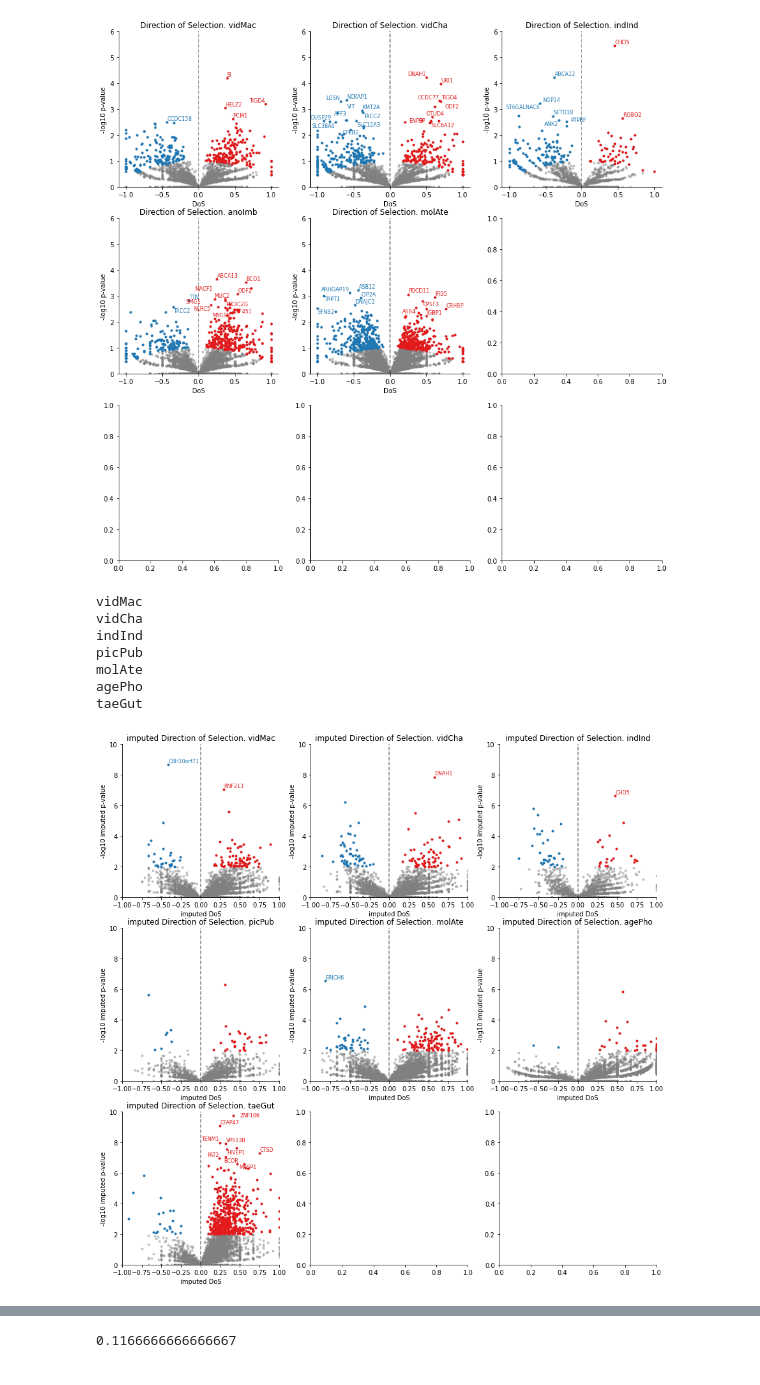
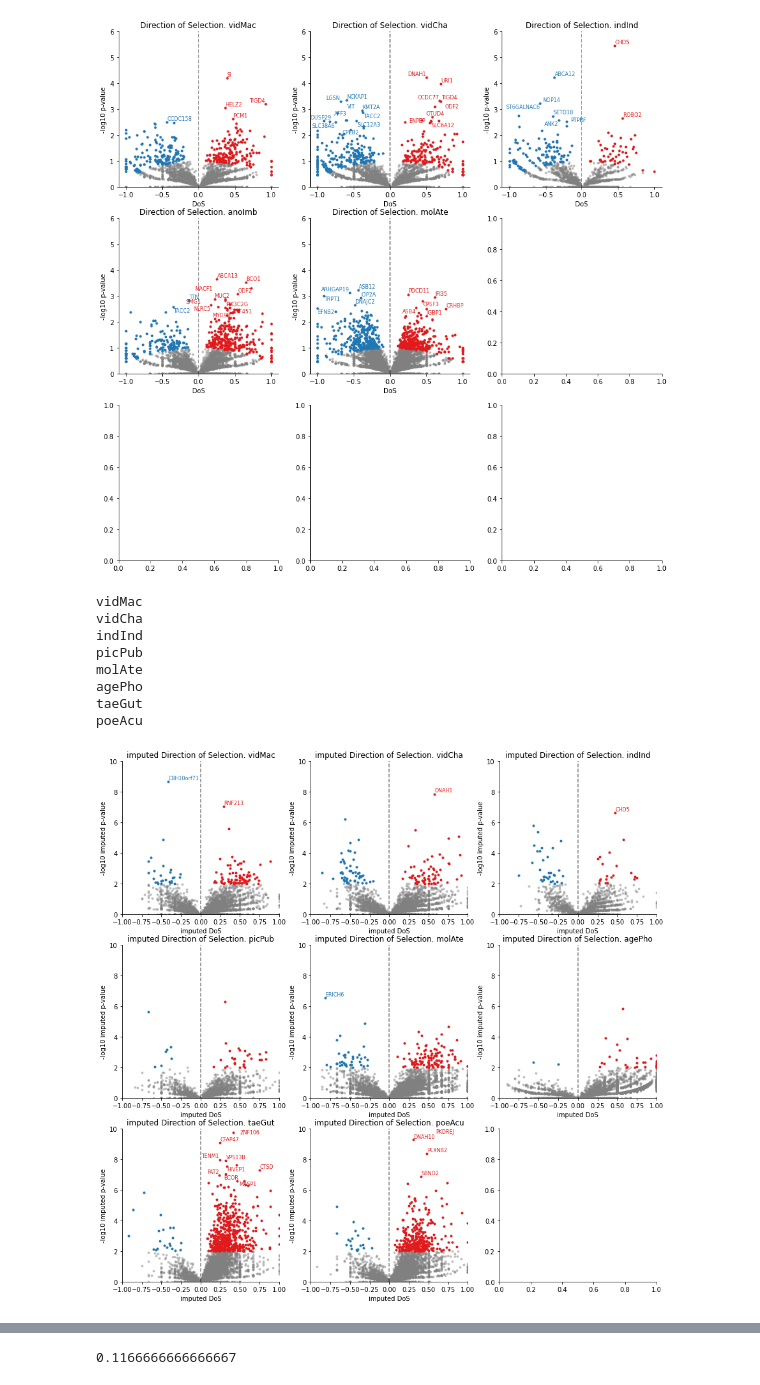
Before and after one commit to osipovarev/Brood_parasites_analysis, a Jupyter notebook: mk_test_analysis.ipynb, the cells around one changed output, grey strips where cells are left out. Saved outputs shown, nothing was run; the diff lists cells and outputs as text; code cells hidden in the pictures.

```diff
--- a/mk_test_analysis.ipynb
+++ b/mk_test_analysis.ipynb
@@ -144,7 +144,7 @@ with open('OXPHOS_genes.lst', 'r') as inf:
 # %%
 ### Plot imputed MKT
 # dbs = ['vidMac', 'vidCha', 'anoImb', 'indInd', 'picPub', 'molAte', 'agePho']
-dbs = ['vidMac', 'vidCha', 'indInd', 'picPub', 'molAte', 'agePho', 'taeGut']
+dbs = ['vidMac', 'vidCha', 'indInd', 'picPub', 'molAte', 'agePho', 'taeGut', 'poeAcu']
 # dbs = ['vidMac', 'taeGut']
 selected_genes = []
 
@@ -195,34 +195,35 @@ for db in dbs:
     axi.set_xlim(-1, 1)
     axi.set_title('imputed Direction of Selection. {}'.format(db))
     axi.set(xlabel='imputed DoS', ylabel='-log10 imputed p-value')
 #     axi.axhline(pval_cutoff, color='k', alpha=0.5, ls='--')
     axi.axvline(0, color='k', alpha=0.5, ls='--')
     sns.despine(fig=None, ax=None, left=False, bottom=False, offset=None, trim=False)
     i += 1
 
     labels = []
     for x, y, g in zip(df_Dpos_strict['imp.dos'], df_Dpos_strict['log.pval'], df_Dpos_strict['gene']):
         if ((y > 6.5) and (not g.startswith('reg_')) and (not g.startswith('LOC'))):
             labels.append(axi.text(x=x, y=y, s=g, color=p[5], size=8))
     adjust_text(labels, ax=axi)
 
     labels = []
     for x, y, g in zip(df_Dneg_strict['imp.dos'], df_Dneg_strict['log.pval'], df_Dneg_strict['gene']):
         if ((y > 6.5) and (not g.startswith('reg_')) and (not g.startswith('LOC'))):
             labels.append(axi.text(x=x, y=y, s=g, color=p[1], size=8))
     adjust_text(labels, ax=axi)
 
 pdf_name = 'imp.dos.pval_volcanos.mk_test.{}_db.pdf'.format(len(dbs))
 # fig.savefig(pdf_name, bbox_inches='tight')
 # %% [output]
 vidMac
 vidCha
 indInd
 picPub
 molAte
 agePho
 taeGut
+poeAcu
-[figure, old version]
+[figure, new version]
 # %%
 fig, axes = plt.subplots(2, 2, figsize=(14, 7))
 values = ['pN', 'pS', 'dN', 'dS']
```
Also changed, not shown: parts of 1 cell of this notebook, 1 other file.
